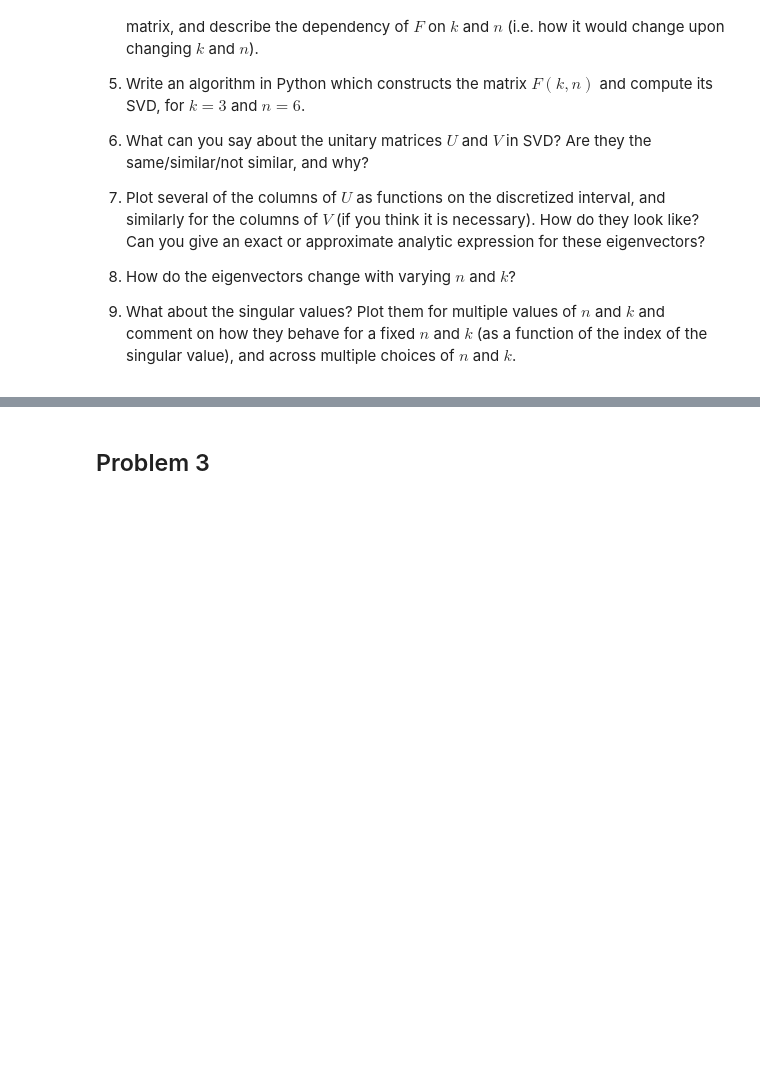
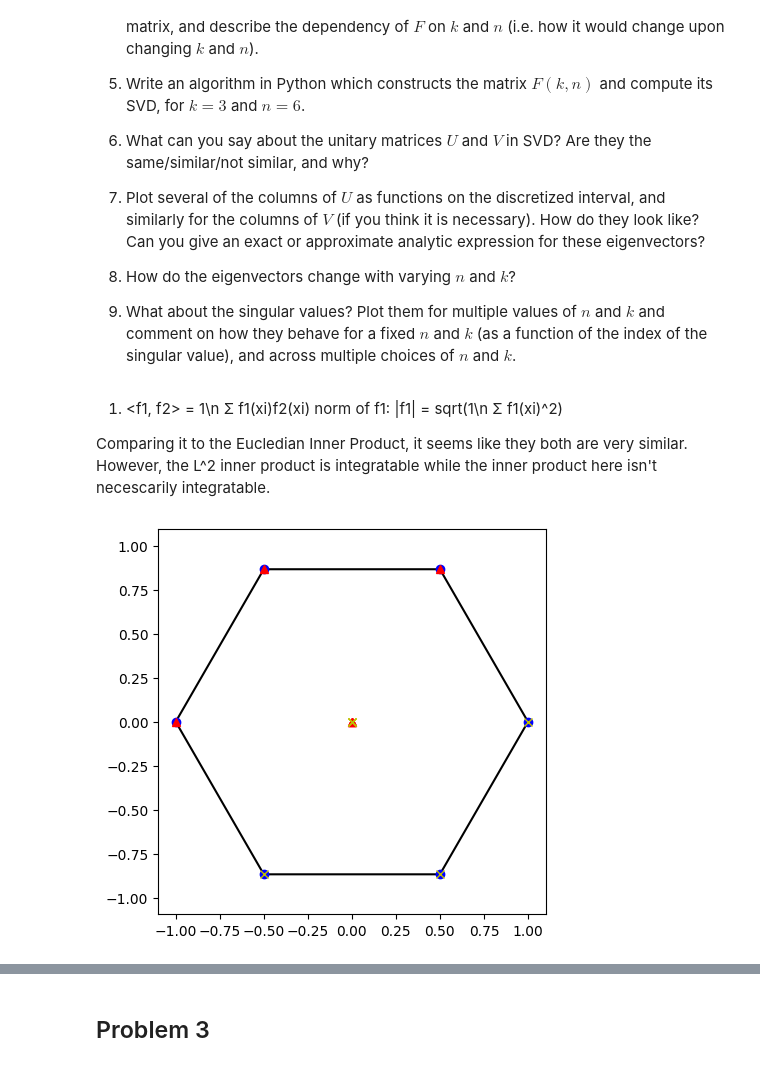
Before and after one commit to syncre02/mcfds, a Jupyter notebook: hw3.ipynb, the cells around one changed output, grey strips where cells are left out. Cells and saved outputs as stored; diff of their text form; code cells hidden in the pictures; blank space fills up the shorter version.

```diff
--- a/hw3.ipynb
+++ b/hw3.ipynb
@@ -48,3 +81,34 @@ Consider the centered functions $\overline{f_i} = f_i − μ$, represented as ve
 7. Plot several of the columns of $U$ as functions on the discretized interval, and similarly for the columns of $V$ (if you think it is necessary). How do they look like? Can you give an exact or approximate analytic expression for these eigenvectors?
 8. How do the eigenvectors change with varying $n$ and $k$?
 9. What about the singular values? Plot them for multiple values of $n$ and $k$ and comment on how they behave for a fixed $n$ and $k$ (as a function of the index of the singular value), and across multiple choices of $n$ and $k$.
+# %% [markdown]
+1) <f1, f2> = 1\n Σ f1(xi)f2(xi)
+norm of f1:
+|f1| = sqrt(1\n Σ f1(xi)^2)
+
+Comparing it to the Eucledian Inner Product, it seems like they both are very similar.  However, the L^2 inner product is integratable while the inner product here isn't necescarily integratable.
+# %%
+# Question 2
+import matplotlib.pyplot as plt
+import numpy as np
+
+k = 3
+n = 6
+# Create an array which has first k as 1 and rest as 0 as coefficents
+f0 = np.concatenate((np.ones(k), np.zeros(n-k)))
+f1 = np.roll(f0, 1)
+f4 = np.roll(f0, 4)
+# Plot the functions on the unit circle
+theta = np.linspace(0, 2*np.pi, n+1)
+#unitCircle = np.linspace(0, 2*np.pi, 100)
+plt.figure(figsize=(5,5))
+plt.plot(np.cos(theta), np.sin(theta), 'k')
+plt.plot(np.cos(theta[:-1]), np.sin(theta[:-1]), 'bo', label=r'$x_j$')
+plt.plot(np.cos(theta[:-1]) * f1, np.sin(theta[:-1]) * f1, 'r^', label=r'$f_1$')
+plt.plot(np.cos(theta[:-1]) * f4, np.sin(theta[:-1]) * f4, 'yx', label=r'$f_4$')
+plt.axis('equal')
+plt.show()
+
+#Question 3
+# %% [output]
+[figure, added]
```
Also changed, not shown: parts of 5 cells of this notebook.
